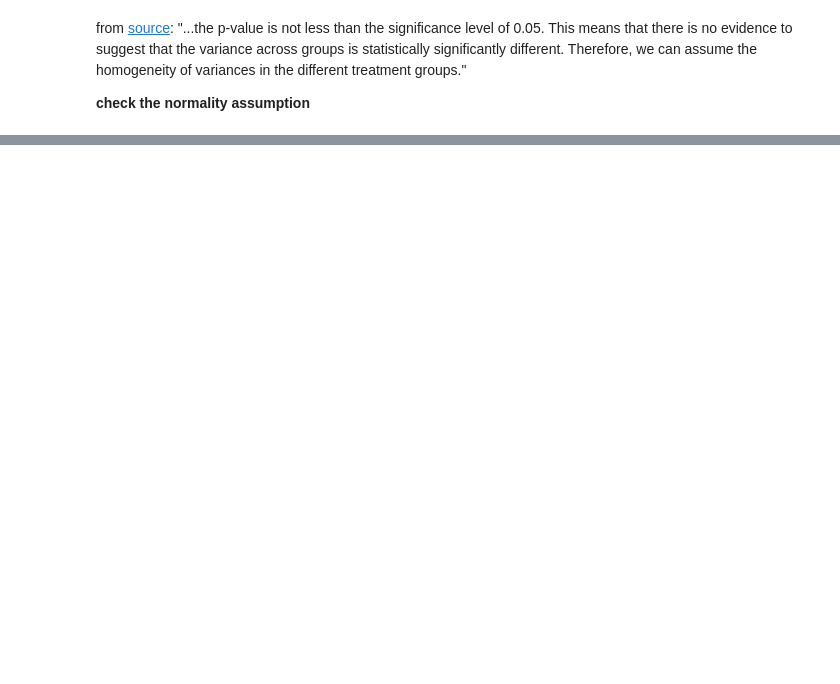
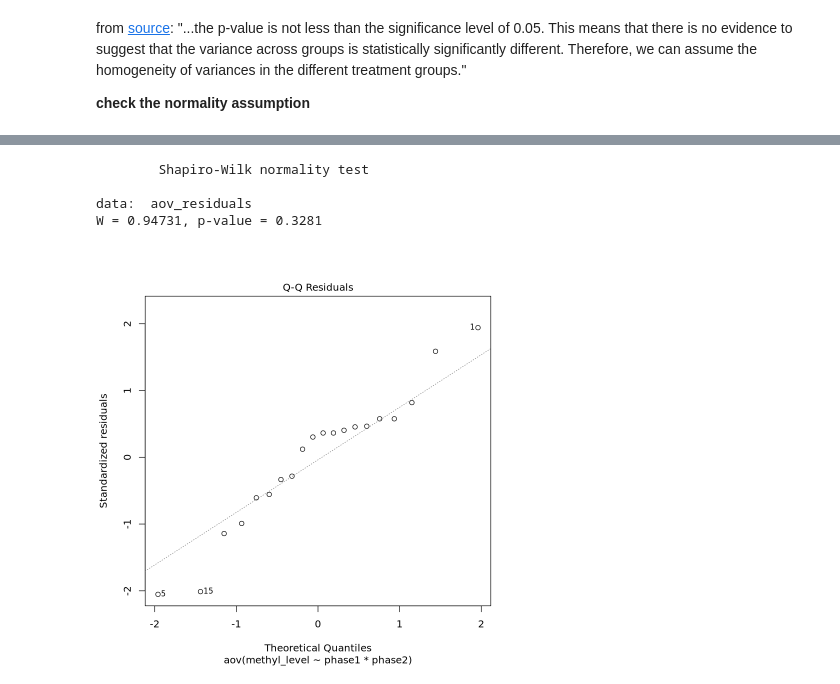
Before and after one commit to jgmcdonough/CE18_methylRAD_analysis, a Jupyter notebook: analysis/genomic_feature_tracks/methylation_level_of_features.ipynb, the cells around one changed output, grey strips where cells are left out. Cells and saved outputs as stored; diff of their text form; code cells hidden in the pictures; blank space fills up the shorter version.

```diff
--- a/analysis/genomic_feature_tracks/methylation_level_of_features.ipynb
+++ b/analysis/genomic_feature_tracks/methylation_level_of_features.ipynb
@@ -1794,0 +1880,13 @@ so no statistically significant differences of methlyation levels for CpG dinucl
+# %%
+plot(model, 2)
+
+# Extract the residuals
+aov_residuals <- residuals(object = model )
+# Run Shapiro-Wilk test
+shapiro.test(x = aov_residuals )
+# %% [output]
+        Shapiro-Wilk normality test
+
+data:  aov_residuals
+W = 0.94731, p-value = 0.3281
+[figure, added]
```
Also changed, not shown: parts of 23 cells of this notebook.
